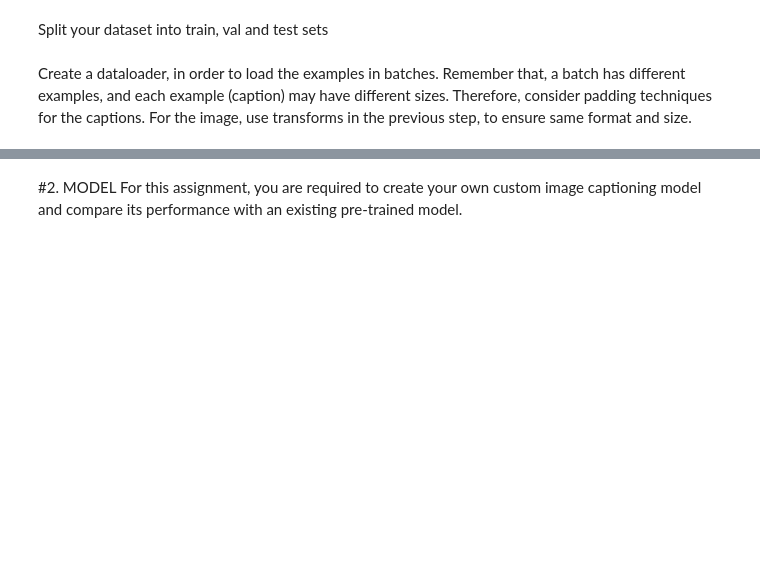
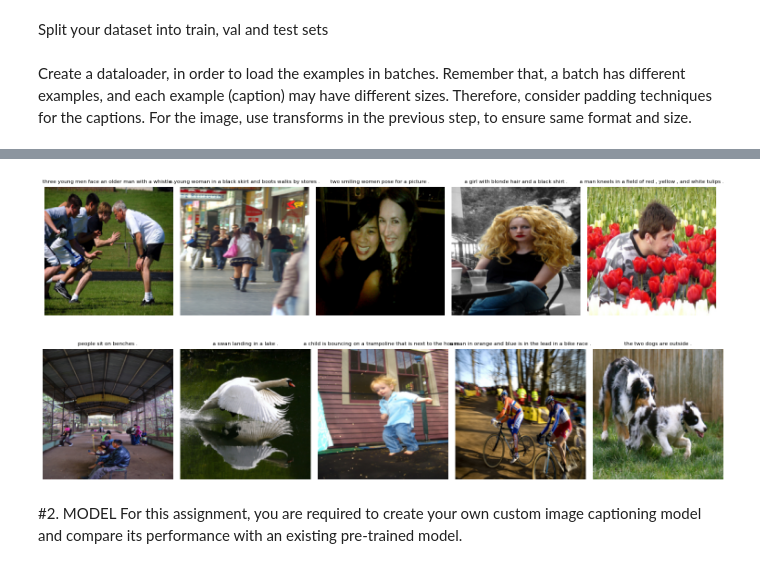
Before and after one commit to kristi700/Projects, a Jupyter notebook: school/DeepNetworkDevelopment/Image_captioning.ipynb, the cells around one changed output, grey strips where cells are left out. Saved outputs shown, nothing was run; the diff lists cells and outputs as text; code cells hidden in the pictures; blank space fills up the shorter version.

```diff
--- a/school/DeepNetworkDevelopment/Image_captioning.ipynb
+++ b/school/DeepNetworkDevelopment/Image_captioning.ipynb
@@ -253,0 +253,5 @@ INFO:root:BPE vocab building finished
+# %%
+# NOTE - could be useful to add normalization later on!
+transforms = transforms.Compose([transforms.Resize((224, 224)),transforms.ToTensor()])
+
+flickr_dataset = FlickrDataset('flickr8k', 'flickr8k/captions.txt', transform=transforms)
@@ -274,2 +284,6 @@ Split your dataset into train, val and test sets
+# %%
+# ADD YOUR CODE HERE
+# split like this due to the small size of the dataset, might need resplit idk
+train_set, val_set, test_set = torch.utils.data.random_split(flickr_dataset, [0.8, 0.1, 0.1])
 # %% [markdown]
 Create a dataloader, in order to load the examples in batches. Remember that, a batch has different examples, and each example (caption) may have different sizes. Therefore, consider padding techniques for the captions. For the image, use transforms in the previous step, to ensure same format and size.
@@ -284,3 +316,43 @@ Create a dataloader, in order to load the examples in batches. Remember that, a
+# %%
+def show_images_with_captions(images, captions, vocabulary, num_images=5):
+    images = images.cpu()
+    captions = captions.cpu()
+    num_images = min(num_images, images.size(0))
+    _, axes = plt.subplots(1, num_images, figsize=(15, 5))
+    if num_images == 1:
+        axes = [axes]
+
+    for img_idx in range(num_images):
+        image = images[img_idx]
+        caption = captions[img_idx]
+        image = image.permute(1, 2, 0).numpy()
+        image = np.clip(image, 0, 1)
+
+        caption_indices = caption.tolist()
+        caption_tokens = []
+        for token_idx in caption_indices:
+            token = vocabulary.itos.get(token_idx, "<UNK>")
+            if token in ["<PAD>", "<SOS>", "<EOS>"]:
+                continue
+            caption_tokens.append(token)
+        caption_text = ' '.join(caption_tokens)
+
+        axes[img_idx].imshow(image)
+        axes[img_idx].axis('off')
+        axes[img_idx].set_title(caption_text, fontsize=8)
+
+    plt.tight_layout()
+    plt.show()
+
+
+iters_to_show = 1
+for idx, (images, captions) in enumerate(train_loader):
+    show_images_with_captions(images, captions, flickr_dataset.vocabulary)
+    if idx >= iters_to_show:
+        break
+# %% [output]
+[figure, added]
+[figure, added]
 # %% [markdown]
 #2. MODEL
 For this assignment, you are required to create your own custom image captioning model and compare its performance with an existing pre-trained model.
```
Also changed, not shown: parts of 9 cells of this notebook.
